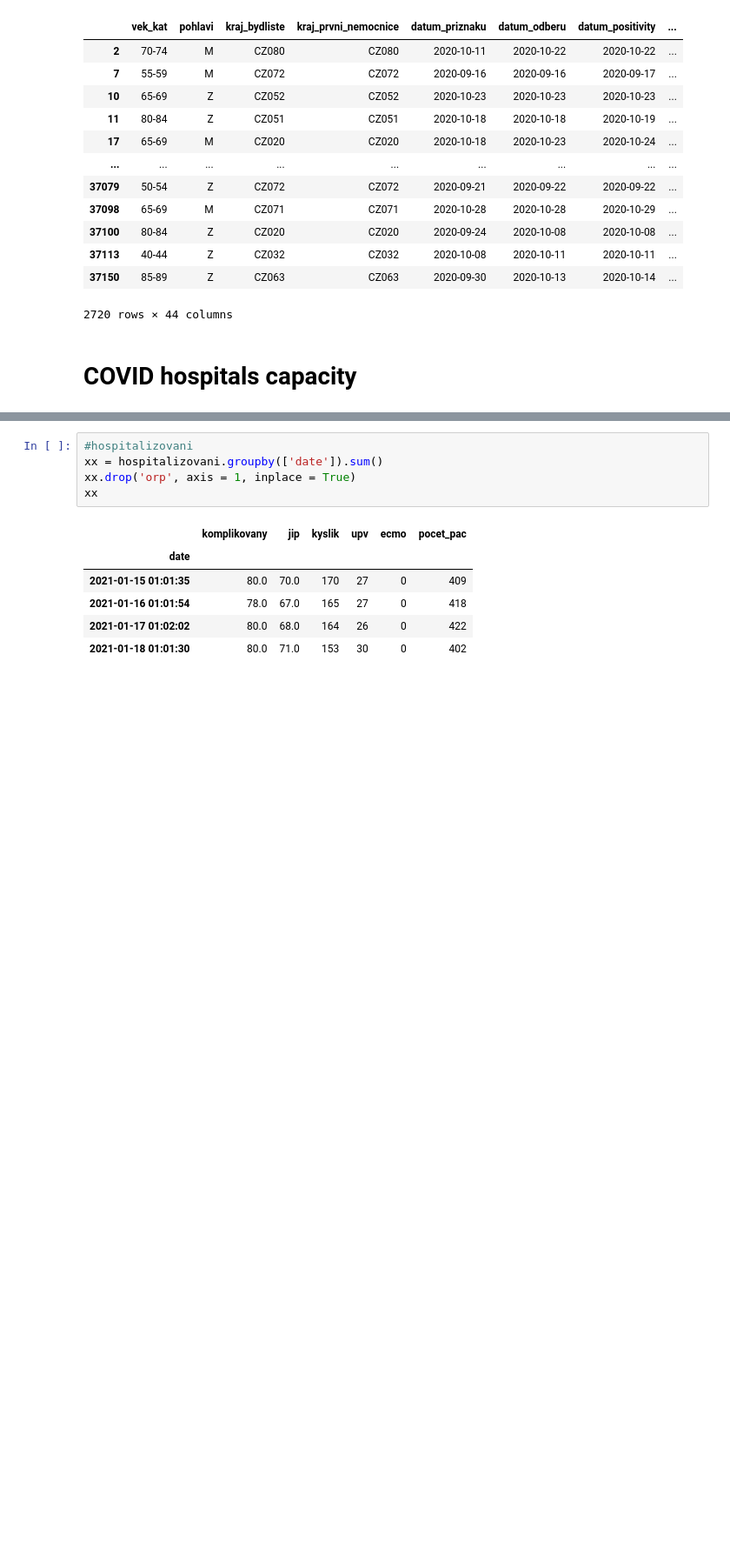
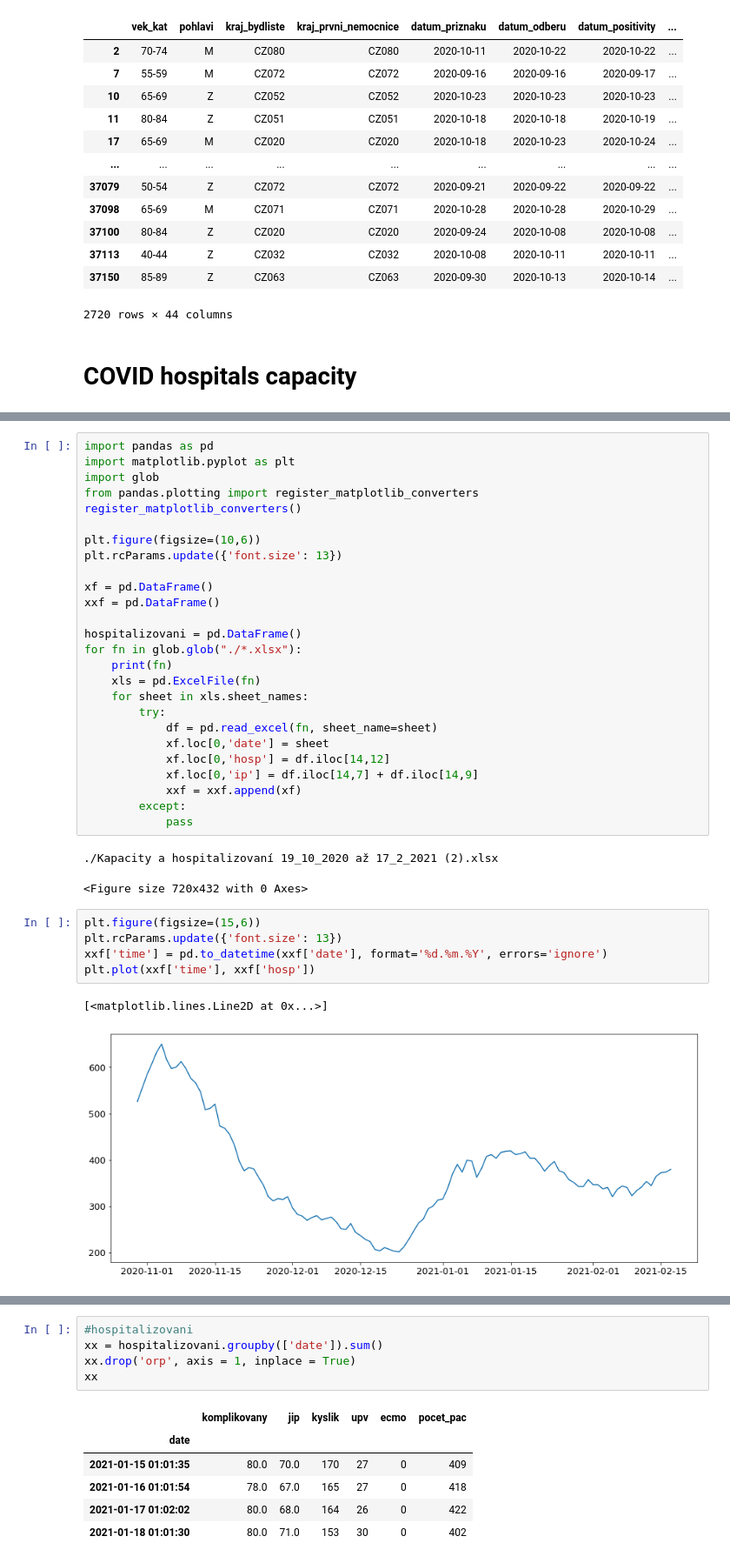
Before and after one commit to kakl/covid, a Jupyter notebook: covid.ipynb, the cells around one changed output, grey strips where cells are left out. Shown at 87% size. Cells and saved outputs as stored; diff of their text form; blank space fills up the shorter version.

Commit message:
data z KU

```diff
--- a/covid.ipynb
+++ b/covid.ipynb
@@ -167,0 +158,37 @@ dtype: object
+# %%
+import pandas as pd
+import matplotlib.pyplot as plt
+import glob
+from pandas.plotting import register_matplotlib_converters
+register_matplotlib_converters()
+
+plt.figure(figsize=(10,6))
+plt.rcParams.update({'font.size': 13})
+
+xf = pd.DataFrame()
+xxf = pd.DataFrame()
+
+hospitalizovani = pd.DataFrame()
+for fn in glob.glob("./*.xlsx"):
+    print(fn)
+    xls = pd.ExcelFile(fn)
+    for sheet in xls.sheet_names:
+        try:
+            df = pd.read_excel(fn, sheet_name=sheet)
+            xf.loc[0,'date'] = sheet
+            xf.loc[0,'hosp'] = df.iloc[14,12]
+            xf.loc[0,'ip'] = df.iloc[14,7] + df.iloc[14,9]
+            xxf = xxf.append(xf)
+        except:
+            pass
+# %% [output]
+./Kapacity a hospitalizovaní 19_10_2020 až 17_2_2021 (2).xlsx
+<Figure size 720x432 with 0 Axes>
+# %%
+plt.figure(figsize=(15,6))
+plt.rcParams.update({'font.size': 13})
+xxf['time'] = pd.to_datetime(xxf['date'], format='%d.%m.%Y', errors='ignore')
+plt.plot(xxf['time'], xxf['hosp'])
+# %% [output]
+[<matplotlib.lines.Line2D at 0x...>]
+[figure, added]
```
Also changed, not shown: parts of 3 cells of this notebook.
